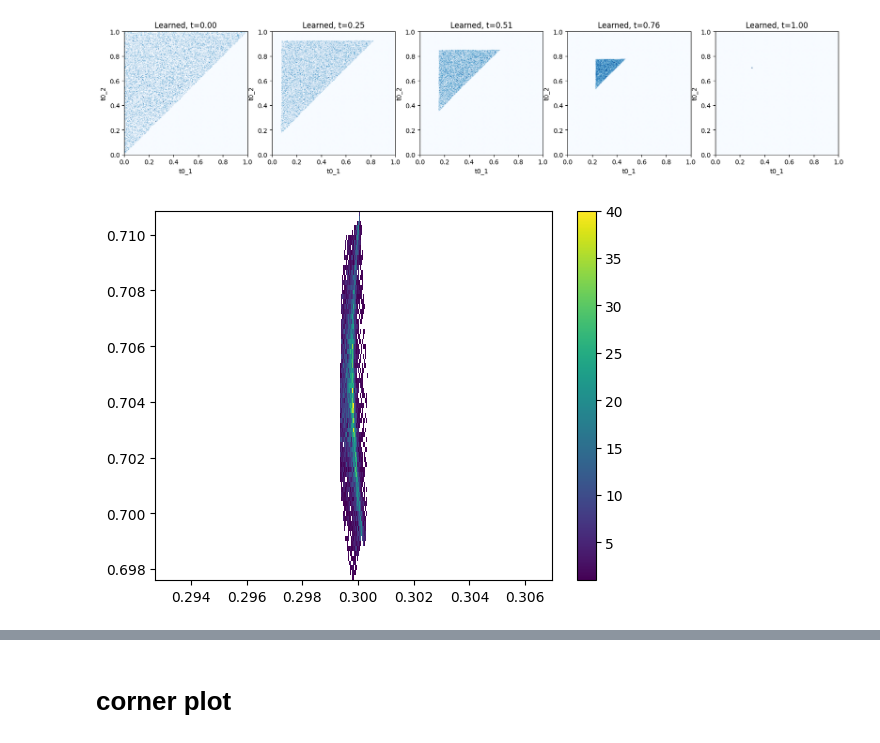
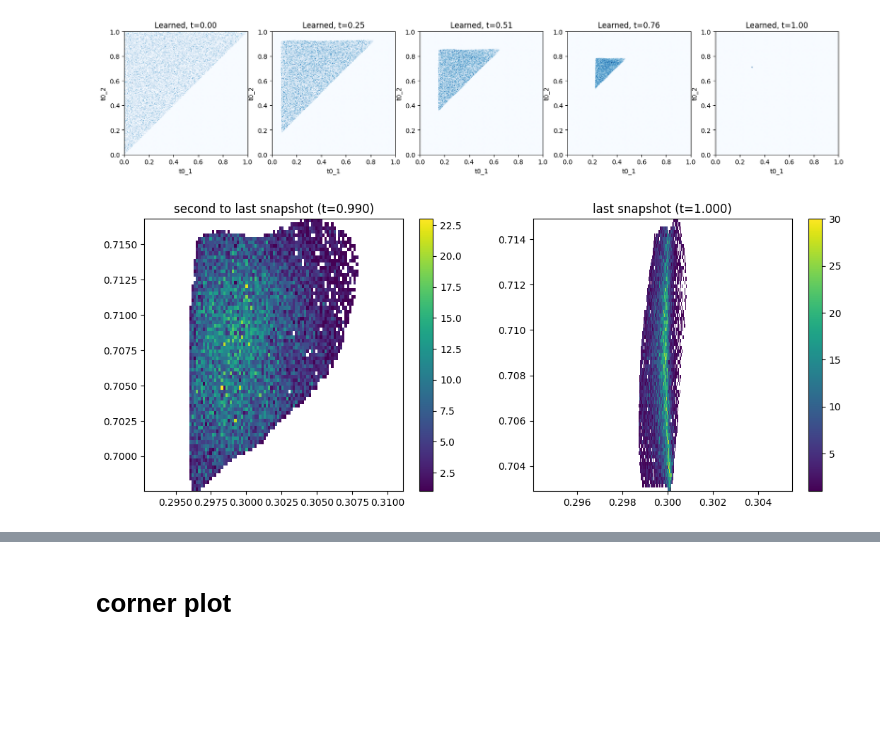
Before and after one commit to Ninavd/FRB-flow, a Jupyter notebook: notebooks/FM_evaluate_model.ipynb, the cells around one changed output, grey strips where cells are left out. Saved outputs shown, nothing was run; the diff lists cells and outputs as text; code cells hidden in the pictures; blank space fills up the shorter version.

```diff
--- a/notebooks/FM_evaluate_model.ipynb
+++ b/notebooks/FM_evaluate_model.ipynb
@@ -44,7 +44,7 @@ THETA_ENCODERS = {
 }
 # %%
 # fill in desired job_id or directory name
-job_id = "12616712" #False
+job_id = "12843616" #False
 run_dir = None
 save_dir = "../checkpoints/"
 # %%
@@ -148,21 +151,34 @@ xts = solver.solve_with_trajectory(x0, ts.view(1, nts, 1).expand(num_samples, nt
 
 # only save num_marginals snapshots
 record_every_idxs = record_every(nts, nts // (num_marginals - 1))
-xts = xts[:, record_every_idxs, :]
+xts_snapshots = xts[:, record_every_idxs, :]
 
 # plot snapshots of marginal path
-final_snapshot = plot_snapshots(xts, ts, record_every_idxs, num_marginals)
+final_snapshot = plot_snapshots(xts_snapshots, ts, record_every_idxs, num_marginals)
 # %% [output]
 [figure]
-# %%
-xts = solver.solve_with_trajectory(x0, ts.view(1, nts, 1).expand(num_samples, nts, 1), y=simulations)
 # %%
 import matplotlib.pyplot as plt
-snapshot=xts[:, -1, :]
-plt.hist2d(snapshot.cpu()[:,0], snapshot.cpu()[:,1], bins=75, cmin=1)
+
+final_snapshot = xts[:, -1, :].cpu()
+penultimate_snapshot = xts[:, -2, :].cpu()
+plt.figure(figsize=(13, 5))
+
+plt.subplot(121)
+plt.title(f'second to last snapshot (t={ts[-2]:.3f})')
+plt.hist2d(penultimate_snapshot[:,0], penultimate_snapshot[:,1], bins=75, cmin=1)
 plt.colorbar()
-# plt.xlim(0.75, 0.802)
+plt.xlim(0.290, 0.315)
+plt.ylim(0.68, 0.71)
+plt.axis('equal')
+
+plt.subplot(122)
+plt.title(f'last snapshot (t={ts[-1]:.3f})')
+plt.hist2d(final_snapshot[:,0], final_snapshot[:,1], bins=75, cmin=1)
+plt.colorbar()
+plt.xlim(0.290, 0.315)
+plt.ylim(0.68, 0.71)
 plt.axis('equal')
 plt.show()
 # %% [output]
-[figure, old version]
+[figure, new version]
```
Also changed, not shown: parts of 10 cells of this notebook.
